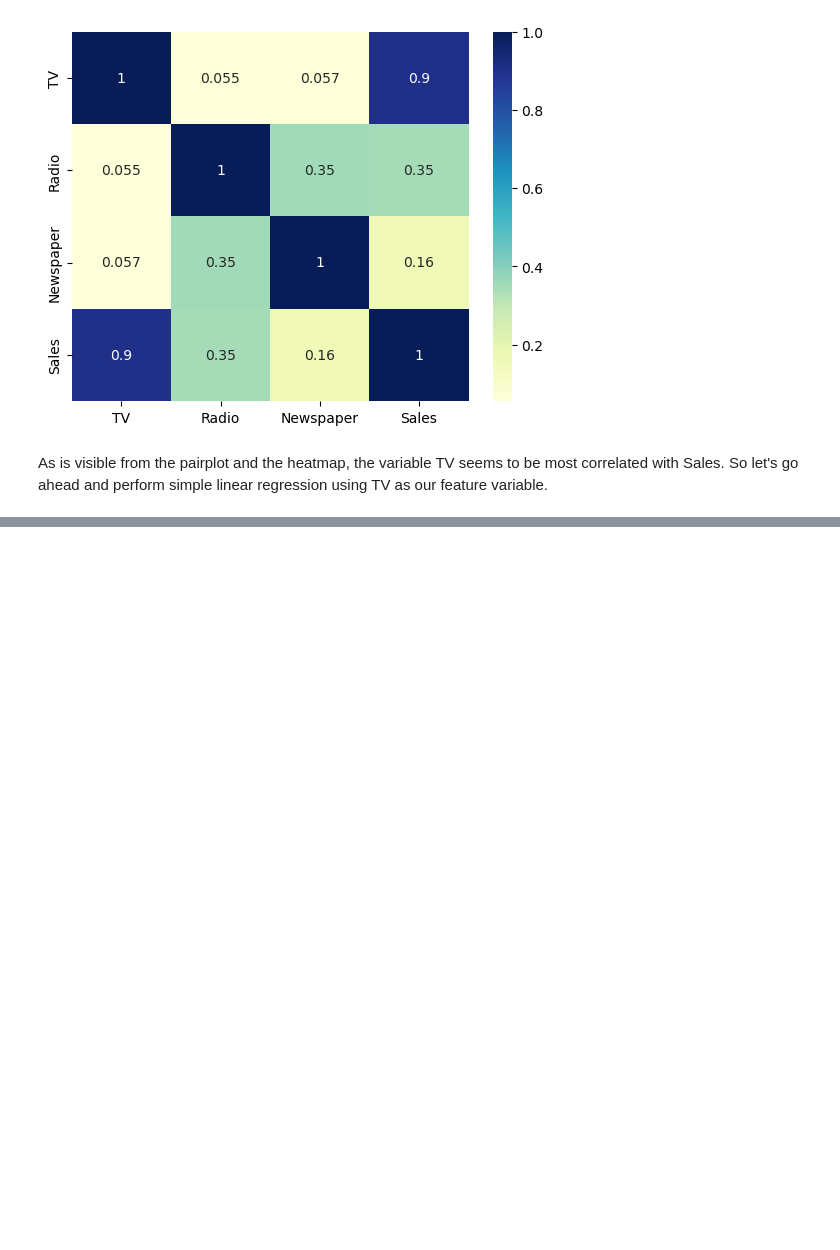
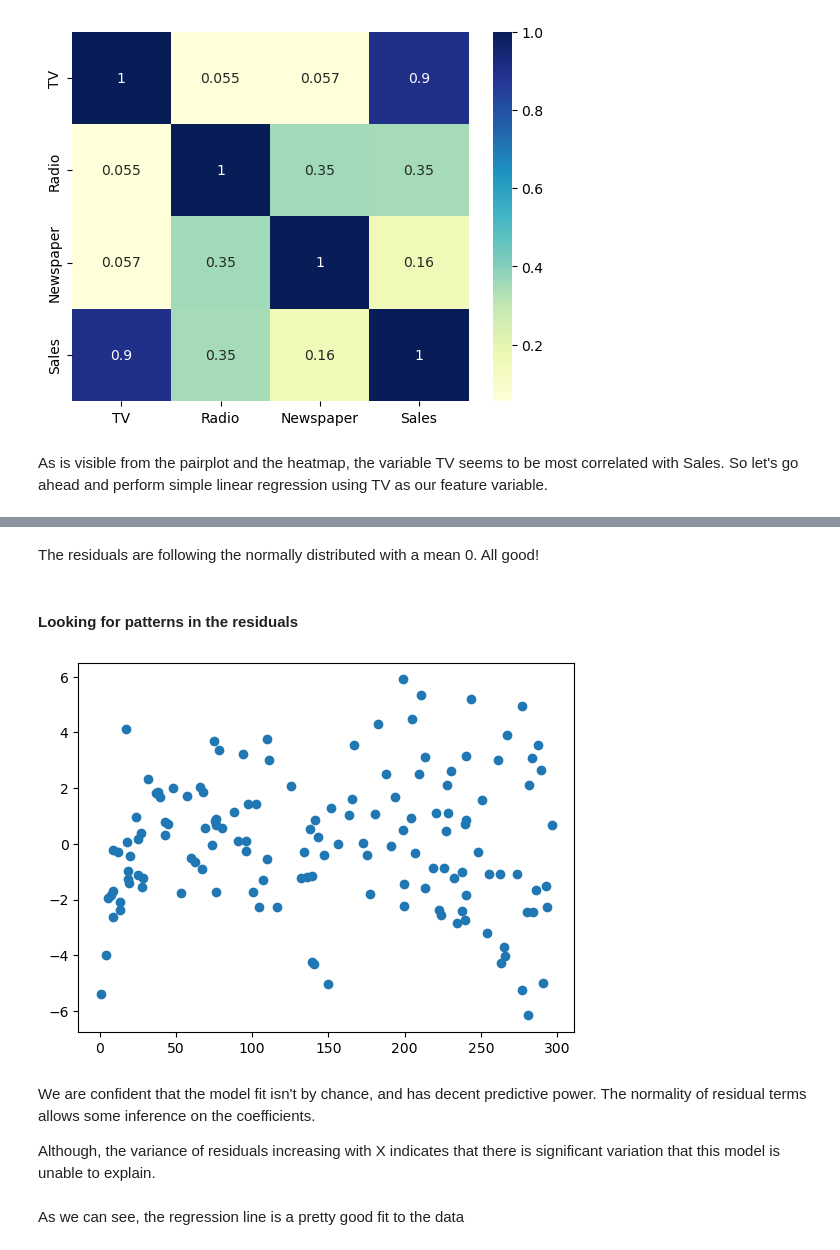
Before and after one commit to gursewak96/simple-llinear-regression-model, a Jupyter notebook: simple-linear-regression-model.ipynb, the cells around one changed output, grey strips where cells are left out. Saved outputs shown, nothing was run; the diff lists cells and outputs as text; code cells hidden in the pictures; blank space fills up the shorter version.

```diff
--- a/simple-linear-regression-model.ipynb
+++ b/simple-linear-regression-model.ipynb
@@ -79,0 +226,15 @@ As is visible from the pairplot and the heatmap, the variable TV seems to be mos
+# %% [markdown]
+The residuals are following the normally distributed with a mean 0. All good!
+# %% [markdown]
+#### Looking for patterns in the residuals
+# %%
+plt.scatter(X_train,res)
+plt.show()
+# %% [output]
+[figure, added]
+# %% [markdown]
+We are confident that the model fit isn't by chance, and has decent predictive power. The normality of residual terms allows some inference on the coefficients.
+
+Although, the variance of residuals increasing with X indicates that there is significant variation that this model is unable to explain.
+# %% [markdown]
+As we can see, the regression line is a pretty good fit to the data
```
Also changed, not shown: parts of 44 cells of this notebook, 1 other file.
